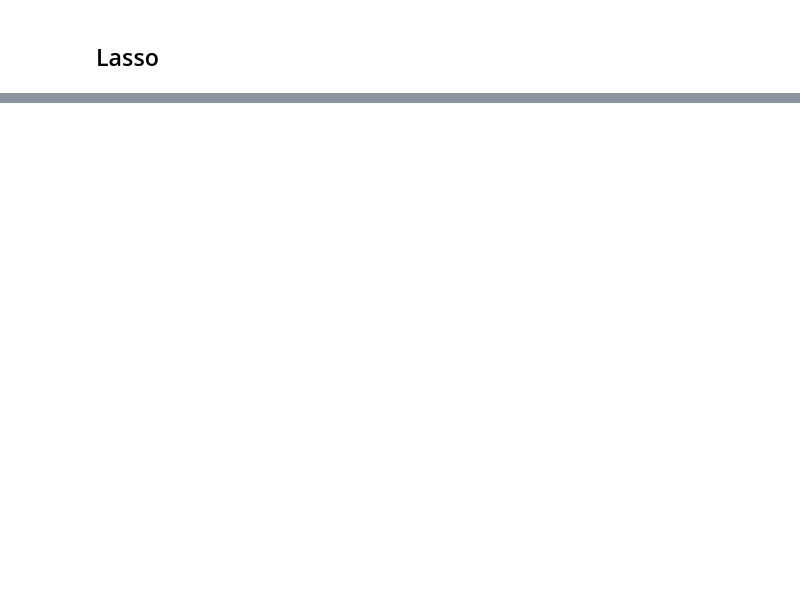
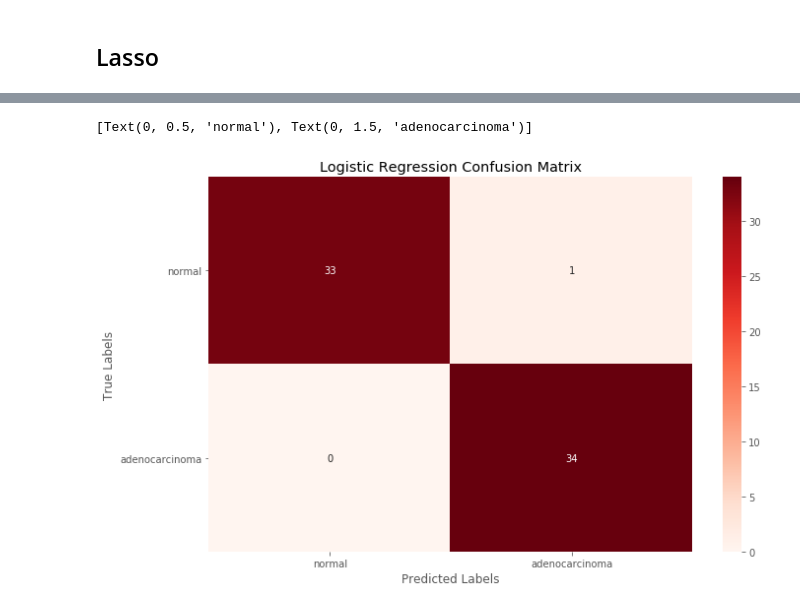
Before and after one commit to phamc4/Genetic_Diagnosis, a Jupyter notebook: Model_Comparisons.ipynb, the cells around one changed output, grey strips where cells are left out. Drawn from its saved outputs; the diff is of its cells as text; code cells hidden in the pictures; blank space fills up the shorter version.

```diff
--- a/Model_Comparisons.ipynb
+++ b/Model_Comparisons.ipynb
@@ -246,0 +262,2 @@ MemoryError: Unable to allocate 47.5 MiB for an array with shape (126, 49386) an
+# %%
+log_pred = logmodel.predict(X_test_scaled)
@@ -246,0 +321,16 @@ MemoryError: Unable to allocate 47.5 MiB for an array with shape (126, 49386) an
+# %%
+cm_log = confusion_matrix(y_test, log_pred)
+
+fig, ax = plt.subplots(figsize=(11,7))
+sns.heatmap(cm_log, annot=True, ax=ax, cmap='Reds')
+
+ax.set_title('Logistic Regression Confusion Matrix')
+ax.set_ylabel('True Labels')
+ax.set_xlabel('Predicted Labels')
+
+#Set tick labels
+ax.xaxis.set_ticklabels(target_labels)
+ax.yaxis.set_ticklabels(target_labels, rotation=360)
+# %% [output]
+[Text(0, 0.5, 'normal'), Text(0, 1.5, 'adenocarcinoma')]
+[figure, added]
```
Also changed, not shown: parts of 17 cells of this notebook.
